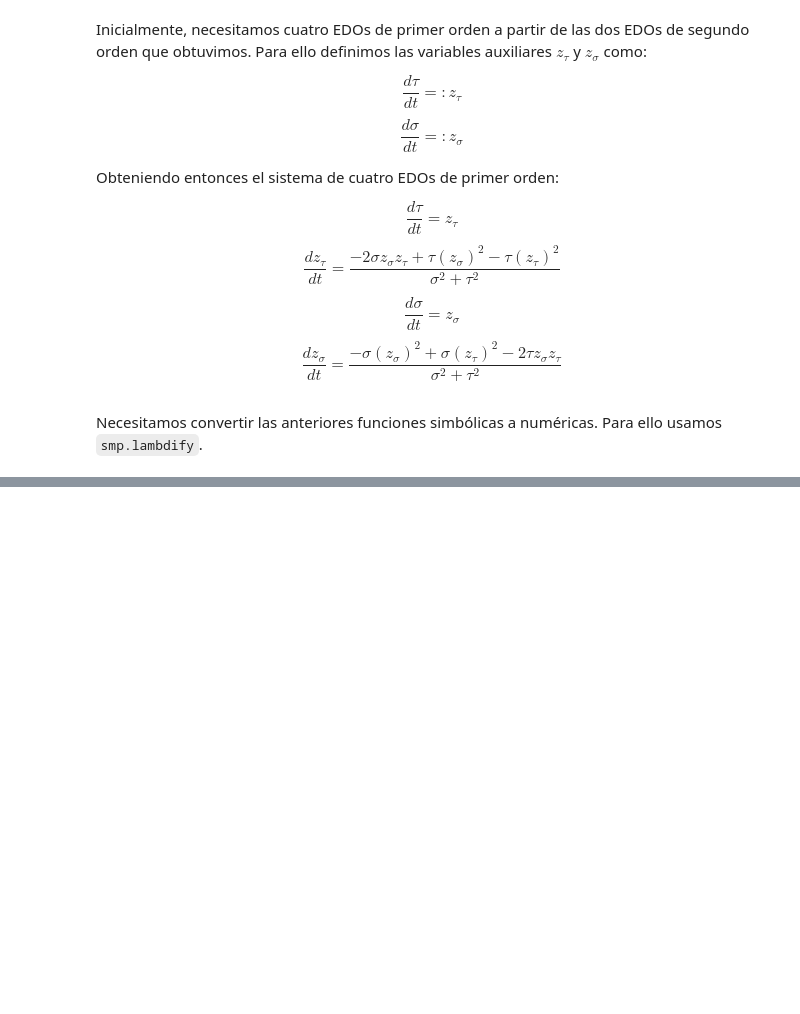
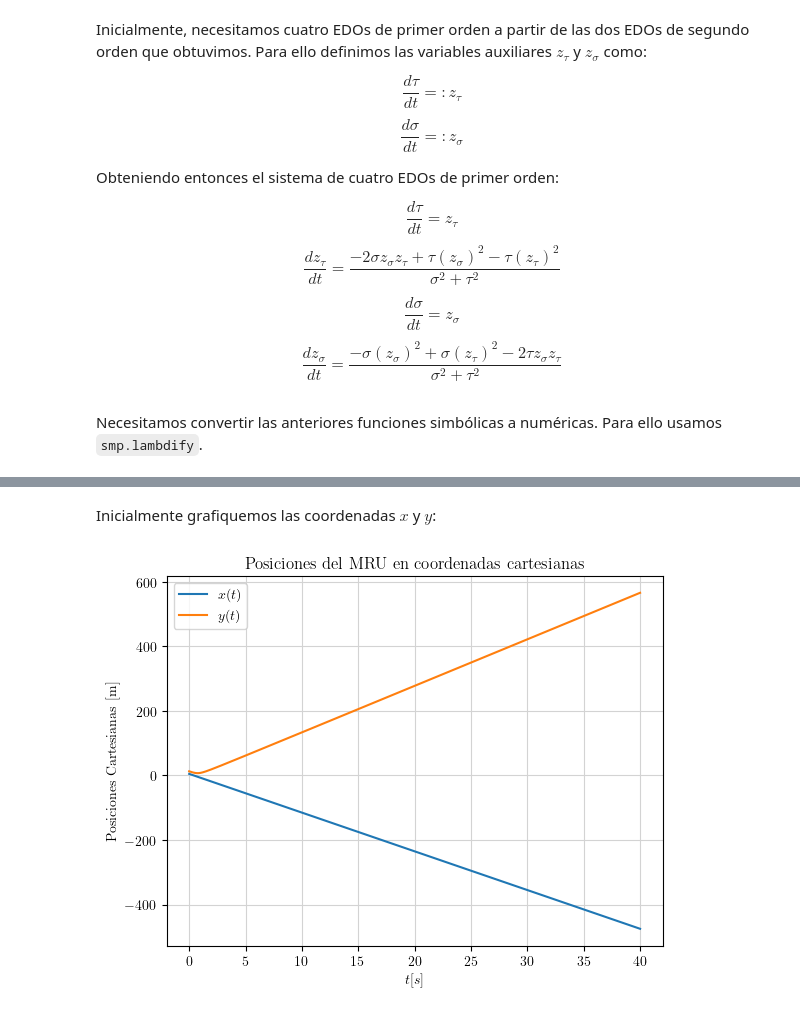
Before and after one commit to thomas-martinod/mecanica-clasica, a Jupyter notebook: tarea-2/punto-3.ipynb, the cells around one changed output, grey strips where cells are left out. Saved outputs shown, nothing was run; the diff lists cells and outputs as text; code cells hidden in the pictures; blank space fills up the shorter version.

```diff
--- a/tarea-2/punto-3.ipynb
+++ b/tarea-2/punto-3.ipynb
@@ -111,0 +216,27 @@ Necesitamos convertir las anteriores funciones simbólicas a numéricas. Para el
+# %%
+# Función para obtener las coordenadas y velocidades cartesianas a partir de las parabólicas
+def getCartesian(ttau, dttau, ssig, dssig):
+    return [ttau * ssig,
+            (ttau**2 + ssig**2)/2,
+            ssig * dttau + ttau * dssig,
+            ttau * dttau - ssig * dssig]
+
+x_v, y_v, dx_v, dy_v = getCartesian(tau_v, dtau_v, sig_v, dsig_v)
+# %% [markdown]
+Inicialmente grafiquemos las coordenadas $x$ y $y$:
+# %%
+plt.figure()
+
+plt.plot(t_v, x_v, label=r'$x(t)$')
+plt.plot(t_v, y_v, label=r'$y(t)$')
+
+
+plt.xlabel(r'$t [s]$')
+plt.ylabel(r'Posiciones Cartesianas [m]')
+plt.title(r'Posiciones del MRU en coordenadas cartesianas')
+plt.legend()
+
+plt.grid(True, color='lightgray')
+plt.show()
+# %% [output]
+[figure, added]
```
Also changed, not shown: parts of 34 cells of this notebook, 5 other files.
